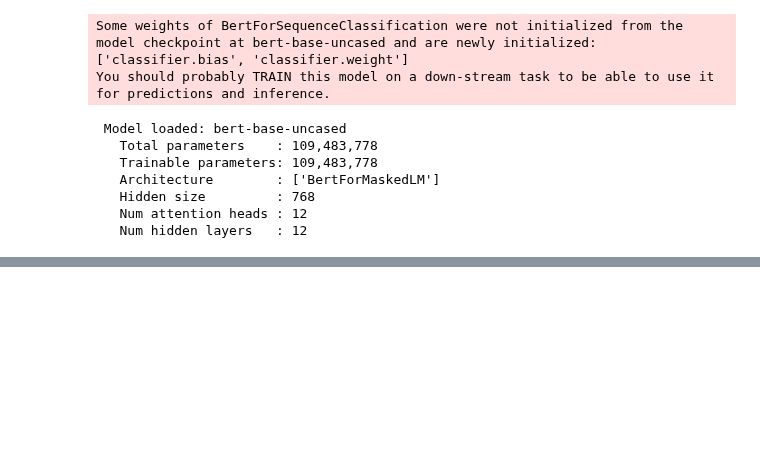
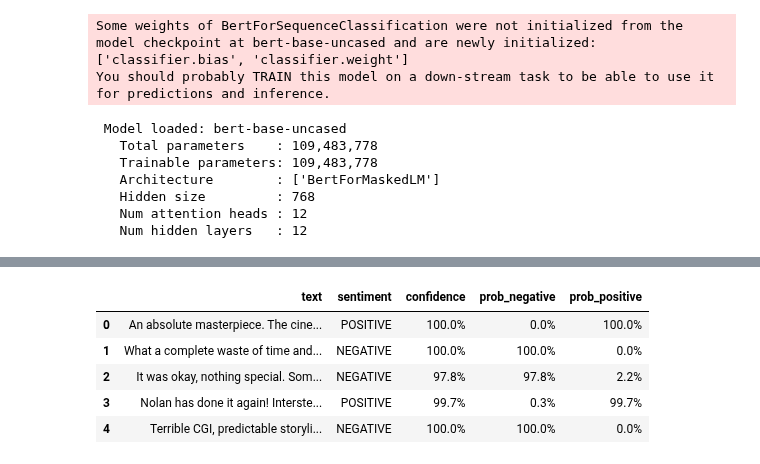
Before and after one commit to hcmut-master/dl4cv, a Jupyter notebook: assignment-1/dl4cv-a1.ipynb, the cells around one changed output, grey strips where cells are left out. Saved outputs shown, nothing was run; the diff lists cells and outputs as text; code cells hidden in the pictures; blank space fills up the shorter version.

```diff
--- a/assignment-1/dl4cv-a1.ipynb
+++ b/assignment-1/dl4cv-a1.ipynb
@@ -496,0 +1321,85 @@ print(f'Warmup steps : {warmup_steps:,}')
+# %%
+import torch
+import pandas as pd
+
+# ── Inference Pipeline (Dành cho LSTM) ────────────────────────────────────────
+def predict_sentiment_lstm(texts: list, model, word2idx, device, max_len=256) -> list:
+    """
+    Predict sentiment for a list of review texts using LSTM.
+    Returns a list of dicts with label, confidence, and probabilities.
+    """
+    model.eval()
+    results = []
+
+    for text in texts:
+        # 1. Làm sạch văn bản (dùng hàm clean_text đã có)
+        text_clean = clean_text(text)
+
+        # 2. Tokenize thủ công và chuyển thành mảng số nguyên
+        tokens = text_clean.split()
+        seq = [word2idx.get(word, 1) for word in tokens] # 1 là index của <unk>
+
+        # 3. Padding / Truncation
+        if len(seq) < max_len:
+            seq = seq + [0] * (max_len - len(seq)) # 0 là <pad>
+        else:
+            seq = seq[:max_len]
+
+        # 4. Chuyển thành Tensor và đưa lên GPU (thêm chiều batch_size = 1)
+        input_ids = torch.tensor([seq], dtype=torch.long).to(device)
+
+        with torch.no_grad():
+            # 5. Đưa qua mô hình LSTM (Không có attention_mask, không có .logits)
+            logits = model(input_ids)
+
+            # 6. Tính xác suất bằng hàm Sigmoid
+            prob_positive = torch.sigmoid(logits).item()
+            prob_negative = 1.0 - prob_positive
+
+        # 7. Phân loại nhãn và độ tự tin (ngưỡng 0.5)
+        pred_label = 'POSITIVE' if prob_positive >= 0.5 else 'NEGATIVE'
+        confidence = prob_positive if pred_label == 'POSITIVE' else prob_negative
+
+        results.append({
+            'text'           : text[:80] + '...' if len(text) > 80 else text,
+            'sentiment'      : pred_label,
+            'confidence'     : f'{confidence*100:.1f}%',
+            'prob_negative'  : f'{prob_negative*100:.1f}%',
+            'prob_positive'  : f'{prob_positive*100:.1f}%',
+        })
+
+    return results
+
+# ── Test Samples ─────────────────────────────────────────────────────────────
+test_reviews = [
+    "An absolute masterpiece. The cinematography is stunning, the performances are breathtaking, "
+    "and the story moved me to tears. One of the best films I've ever seen!",
+
+    "What a complete waste of time and money. The plot made no sense, the acting was wooden, "
+    "and I fell asleep halfway through. I want those two hours back.",
+
+    "It was okay, nothing special. Some scenes were interesting but the pacing felt off. "
+    "Probably wouldn't watch it again.",
+
+    "Nolan has done it again! Interstellar is a mind-bending journey that challenges your perception "
+    "of time and space. A visual spectacle backed by a powerful Hans Zimmer score.",
+
+    "Terrible CGI, predictable storyline, and a lead performance that felt completely flat. "
+    "How did this get greenlit?"
+]
+
+# Lưu ý: truyền `model_lstm` và `word2idx` vào hàm
+predictions = predict_sentiment_lstm(test_reviews, rnn_model, word2idx, device)
+
+print('LSTM SENTIMENT PREDICTIONS')
+print('=' * 75)
+for i, pred in enumerate(predictions, 1):
+    icon = '🟢' if pred['sentiment'] == 'POSITIVE' else '🔴'
+    print(f"{i}. {icon} [{pred['sentiment']}] Confidence: {pred['confidence']}")
+    print(f"   Text   : {pred['text']}")
+    print(f"   P(neg) : {pred['prob_negative']} | P(pos): {pred['prob_positive']}")
+    print()
+
+# Display as DataFrame (nếu bạn chạy trên Jupyter/Colab)
+display(pd.DataFrame(predictions))
+# %% [output]
@@ -496,0 +1423,6 @@ print(f'Warmup steps : {warmup_steps:,}')
+|  | text | sentiment | confidence | prob_negative | prob_positive |
+| 0 | An absolute masterpiece. The cine... | POSITIVE | 100.0% | 0.0% | 100.0% |
+| 1 | What a complete waste of time and... | NEGATIVE | 100.0% | 100.0% | 0.0% |
+| 2 | It was okay, nothing special. Som... | NEGATIVE | 97.8% | 97.8% | 2.2% |
+| 3 | Nolan has done it again! Interste... | POSITIVE | 99.7% | 0.3% | 99.7% |
+| 4 | Terrible CGI, predictable storyli... | NEGATIVE | 100.0% | 100.0% | 0.0% |
```
Also changed, not shown: parts of 44 cells of this notebook.
